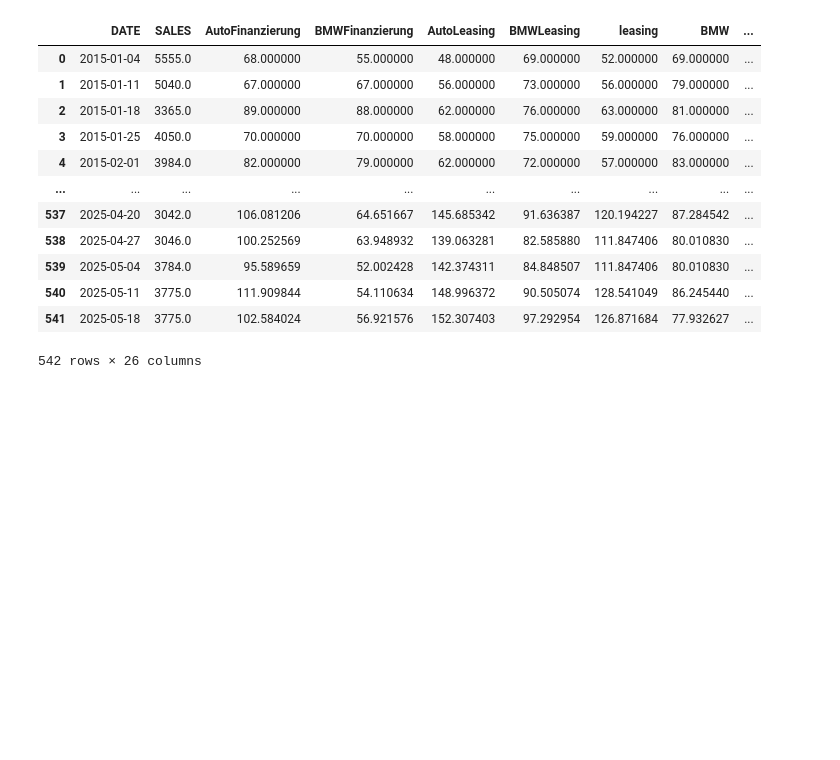
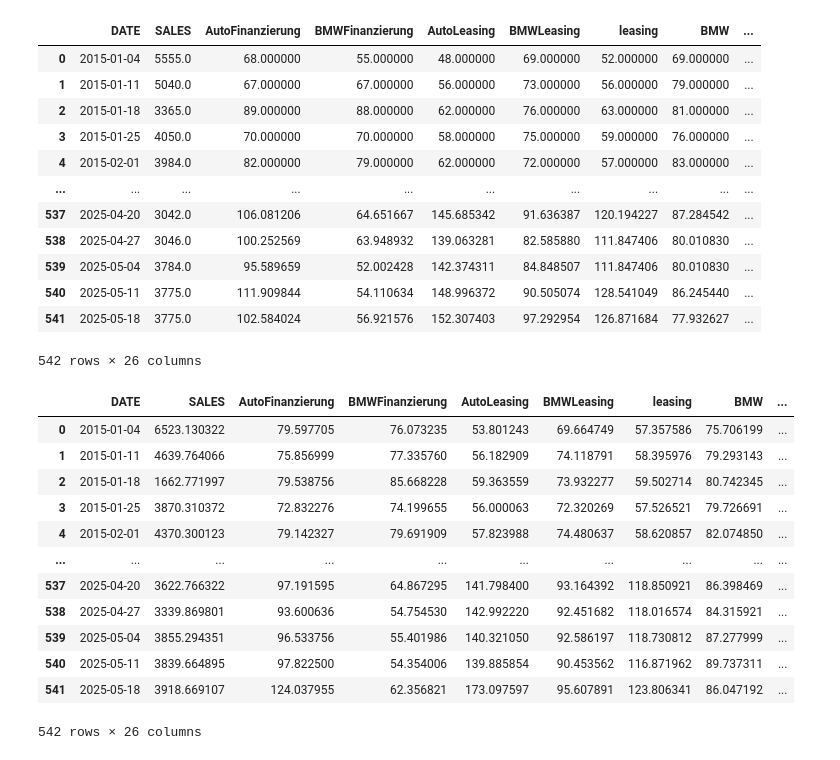
Before and after one commit to Philipp-Manhart/PA-II, a Jupyter notebook: code.ipynb, the cells around one changed output. Drawn from its saved outputs; the diff is of its cells as text; code cells hidden in the pictures; blank space fills up the shorter version.

```diff
--- a/code.ipynb
+++ b/code.ipynb
@@ -344,44 +328,66 @@ from statsmodels.tsa.seasonal import STL
 # List of columns to be seasonally adjusted
 seasonal_cols = [
     "SALES",
-    "Auto Leasing",
-    "Auto Finanzierung",
-    "BMW Leasing",
-    "BMW Finanzierung",
+    "AutoFinanzierung",
+    "BMWFinanzierung",
+    "AutoLeasing",
+    "BMWLeasing",
+    "leasing",
     "BMW",
+    "AGPI",
     "Gebrauchtwagenpreisindex",
-    "Bestand Arbeitslose",
-    "Zugang Arbeitslose",
-    "Abgang Arbeitslose",
+    "Euribor3M",
+    "Euribor6M",
+    "Euribor12M",
+    "BestandArbeitslose",
+    "ZugangArbeitslose",
+    "AbgangArbeitslose",
     "Arbeitslosenquote",
-    "Verbraucherpreisindex",
-    "Index der Einzelhandelspreise",
-    "Index der Erzeugerpreise gewerblicher Produkte",
-    "Index der Growsshandelsverkaufspreise",
-    "Index der Einfuhrpreise",
-    "Index der Ausfuhrpreise",
+    "Beschäftigungsbarometer",
+    "VerarbeitendesGewerbe",
+    "Bauhauptgewerbe",
+    "Handel",
+    "Dienstleistungssektor",
+    "Geschäftsklima",
+    "Geschäftslage",
+    "Geschäftserwartungen",
+    "Konjunkturampel",
 ]
 
 df_sa = interpolated.copy()
 df_sa = df_sa.set_index("DATE")
 
 for col in seasonal_cols:
     if col in df_sa.columns:
         series = df_sa[col].dropna()  # Remove NaNs
         if len(series) > 2 * 12:  # Check if enough data points (period=12)
             stl = STL(series, period=12, robust=True)
             res = stl.fit()
             # Place the seasonally adjusted data back, aligning with the original index
             df_sa[col] = pd.Series(res.trend + res.resid, index=series.index)
         else:
             print(
                 f"Column '{col}' has insufficient data points ({len(series)}) for STL decomposition after dropping NaNs. Skipping."
             )
             # Optionally, fill with NaNs or keep original if not enough data
             df_sa[col] = np.nan
     else:
         print(f"Warning: Column '{col}' not found in DataFrame df_sa.")
 
 df_sa = df_sa.reset_index()
 
 df_sa
+# %% [output]
+|  | DATE | SALES | AutoFinanzierung | BMWFinanzierung | AutoLeasing | BMWLeasing | leasing | BMW | ... |
+| 0 | 2015-01-04 | 6523.130322 | 79.597705 | 76.073235 | 53.801243 | 69.664749 | 57.357586 | 75.706199 | ... |
+| 1 | 2015-01-11 | 4639.764066 | 75.856999 | 77.335760 | 56.182909 | 74.118791 | 58.395976 | 79.293143 | ... |
+| 2 | 2015-01-18 | 1662.771997 | 79.538756 | 85.668228 | 59.363559 | 73.932277 | 59.502714 | 80.742345 | ... |
+| 3 | 2015-01-25 | 3870.310372 | 72.832276 | 74.199655 | 56.000063 | 72.320269 | 57.526521 | 79.726691 | ... |
+| 4 | 2015-02-01 | 4370.300123 | 79.142327 | 79.691909 | 57.823988 | 74.480637 | 58.620857 | 82.074850 | ... |
+| ... | ... | ... | ... | ... | ... | ... | ... | ... | ... |
+| 537 | 2025-04-20 | 3622.766322 | 97.191595 | 64.867295 | 141.798400 | 93.164392 | 118.850921 | 86.398469 | ... |
+| 538 | 2025-04-27 | 3339.869801 | 93.600636 | 54.754530 | 142.992220 | 92.451682 | 118.016574 | 84.315921 | ... |
+| 539 | 2025-05-04 | 3855.294351 | 96.533756 | 55.401986 | 140.321050 | 92.586197 | 118.730812 | 87.277999 | ... |
+| 540 | 2025-05-11 | 3839.664895 | 97.822500 | 54.354006 | 139.885854 | 90.453562 | 116.871962 | 89.737311 | ... |
+| 541 | 2025-05-18 | 3918.669107 | 124.037955 | 62.356821 | 173.097597 | 95.607891 | 123.806341 | 86.047192 | ... |
+542 rows × 26 columns
```
Also changed, not shown: parts of 5 cells of this notebook, 1 other file.
